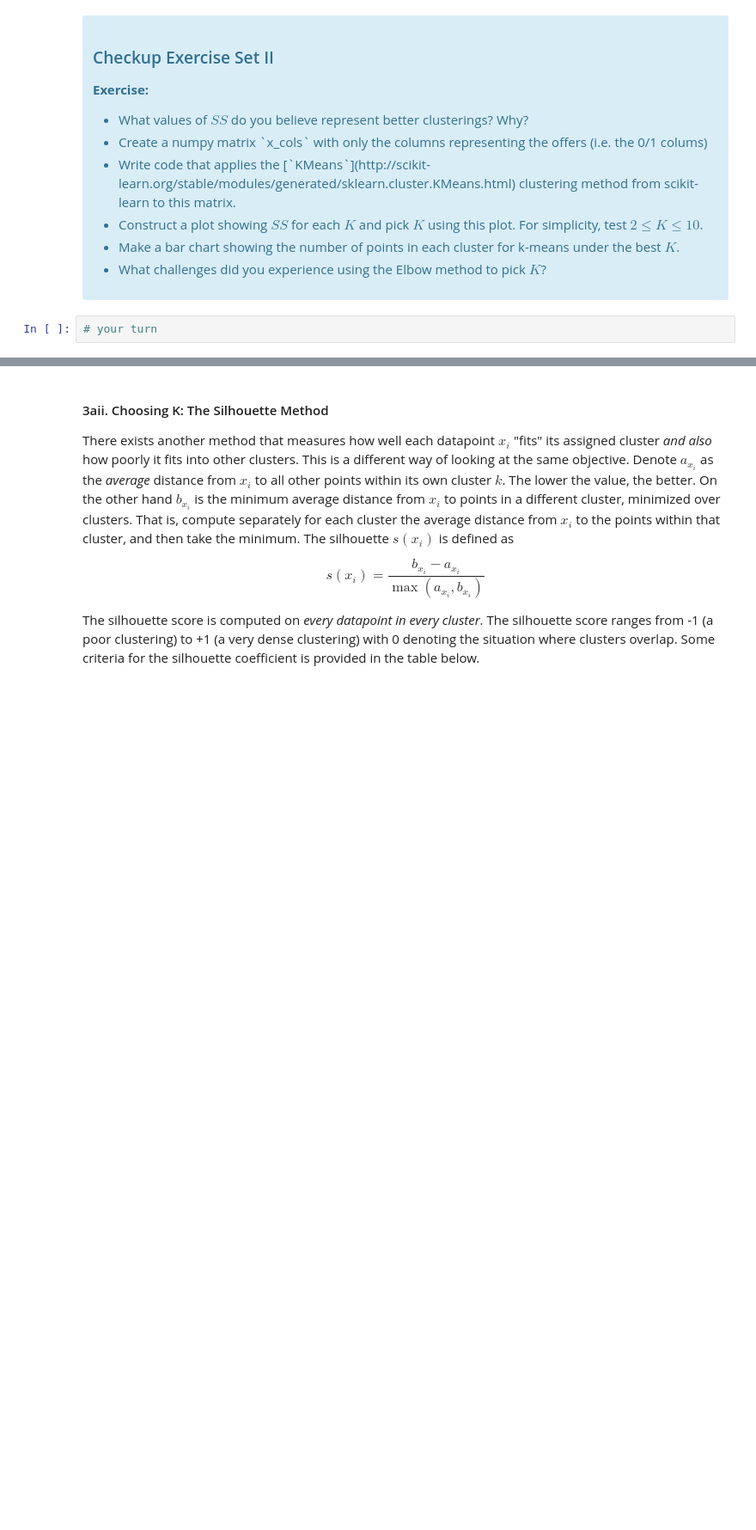
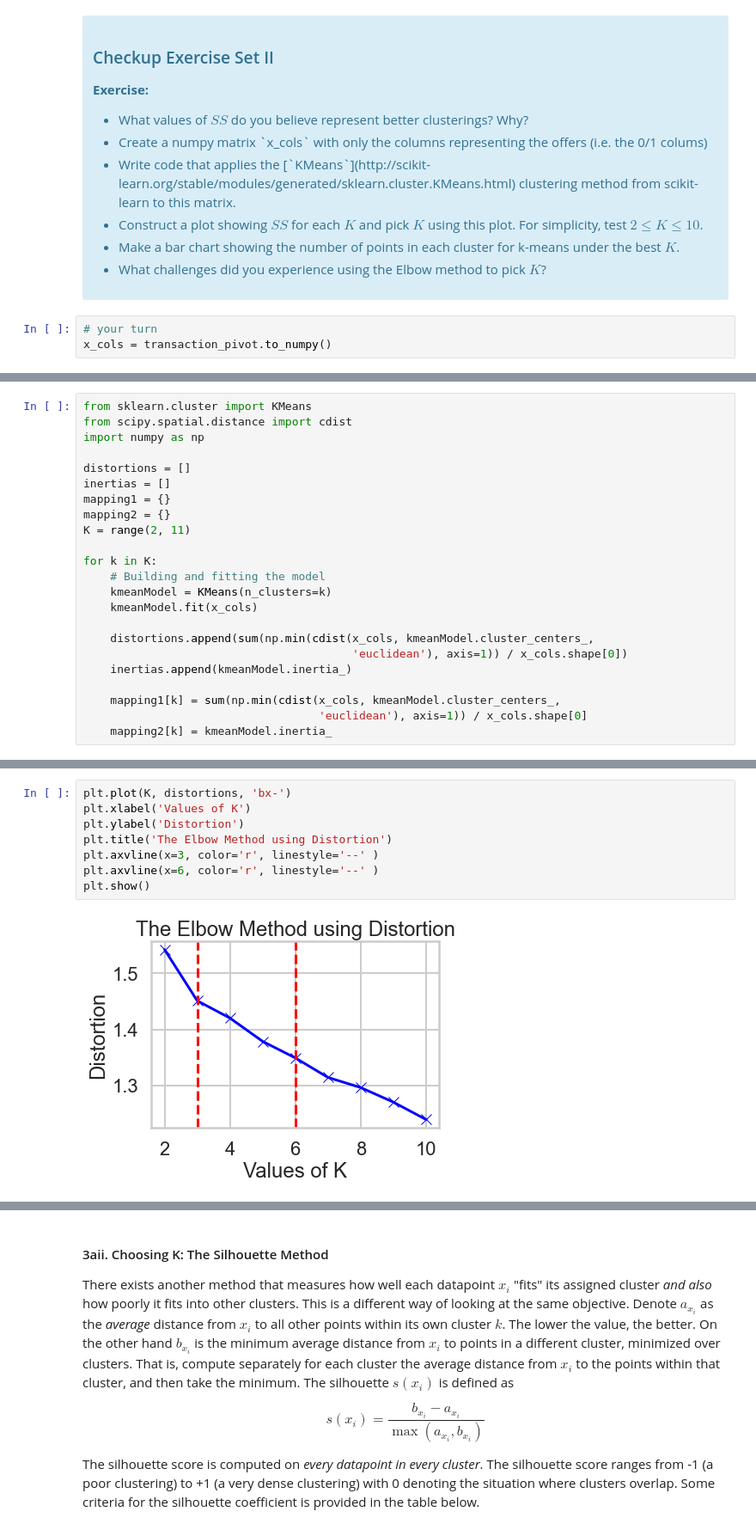
Before and after one commit to Kevin-Kwasnik/case-study--kmeans-clustering, a Jupyter notebook: Clustering Case Study - Customer Segmentation with K-Means - Tier 3.ipynb, the cells around one changed output, grey strips where cells are left out. Shown at 86% size. Drawn from its saved outputs; the diff is of its cells as text; blank space fills up the shorter version.

Commit message:
optimal K value identified

```diff
--- a/Clustering Case Study - Customer Segmentation with K-Means - Tier 3.ipynb
+++ b/Clustering Case Study - Customer Segmentation with K-Means - Tier 3.ipynb
@@ -168,3 +168,4 @@ where $x_i$ is a point, $C_k$ represents cluster $k$ and $\mu_k$ is the centroid
 </div>
 # %%
 # your turn
+x_cols = transaction_pivot.to_numpy()
@@ -170,0 +179,23 @@ where $x_i$ is a point, $C_k$ represents cluster $k$ and $\mu_k$ is the centroid
+# %%
+from sklearn.cluster import KMeans
+from scipy.spatial.distance import cdist
+import numpy as np
+
+distortions = []
+inertias = []
+mapping1 = {}
+mapping2 = {}
+K = range(2, 11)
+
+for k in K:
+    # Building and fitting the model
+    kmeanModel = KMeans(n_clusters=k)
+    kmeanModel.fit(x_cols)
+
+    distortions.append(sum(np.min(cdist(x_cols, kmeanModel.cluster_centers_,
+                                        'euclidean'), axis=1)) / x_cols.shape[0])
+    inertias.append(kmeanModel.inertia_)
+
+    mapping1[k] = sum(np.min(cdist(x_cols, kmeanModel.cluster_centers_,
+                                   'euclidean'), axis=1)) / x_cols.shape[0]
+    mapping2[k] = kmeanModel.inertia_
@@ -170,0 +215,10 @@ where $x_i$ is a point, $C_k$ represents cluster $k$ and $\mu_k$ is the centroid
+# %%
+plt.plot(K, distortions, 'bx-')
+plt.xlabel('Values of K')
+plt.ylabel('Distortion')
+plt.title('The Elbow Method using Distortion')
+plt.axvline(x=3, color='r', linestyle='--' )
+plt.axvline(x=6, color='r', linestyle='--' )
+plt.show()
+# %% [output]
+[figure, added]
```
Also changed, not shown: parts of 7 cells of this notebook.
